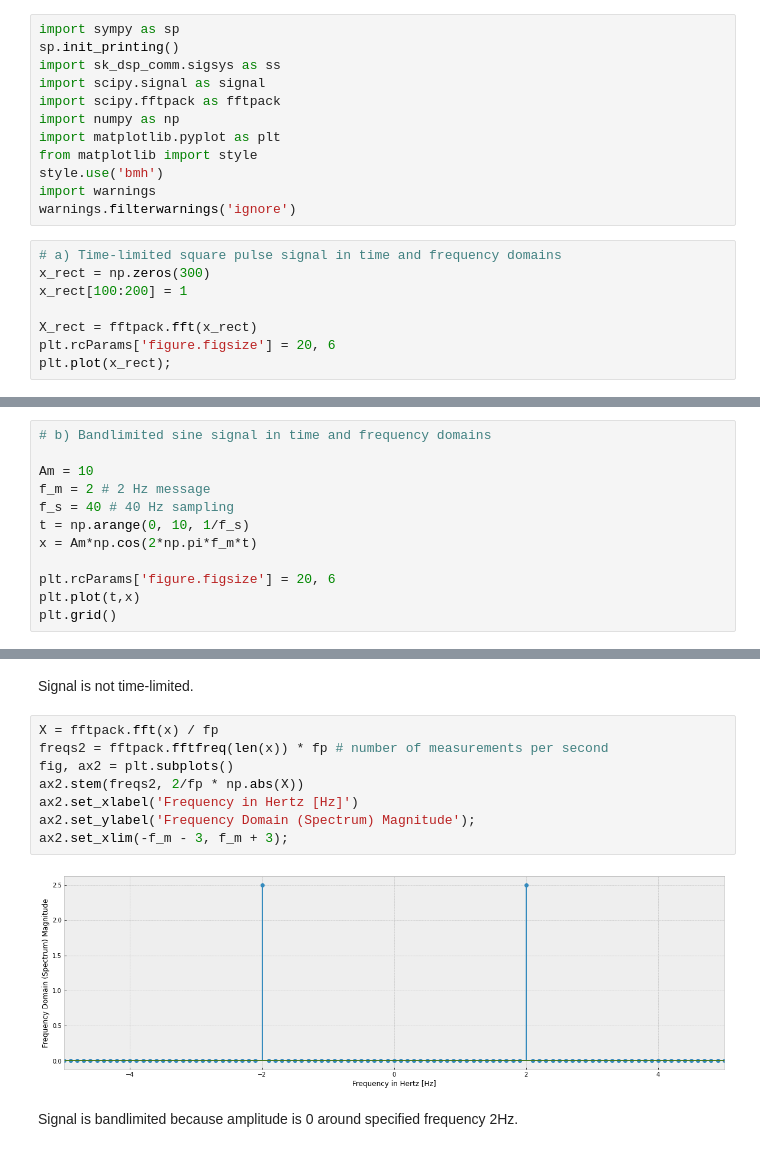
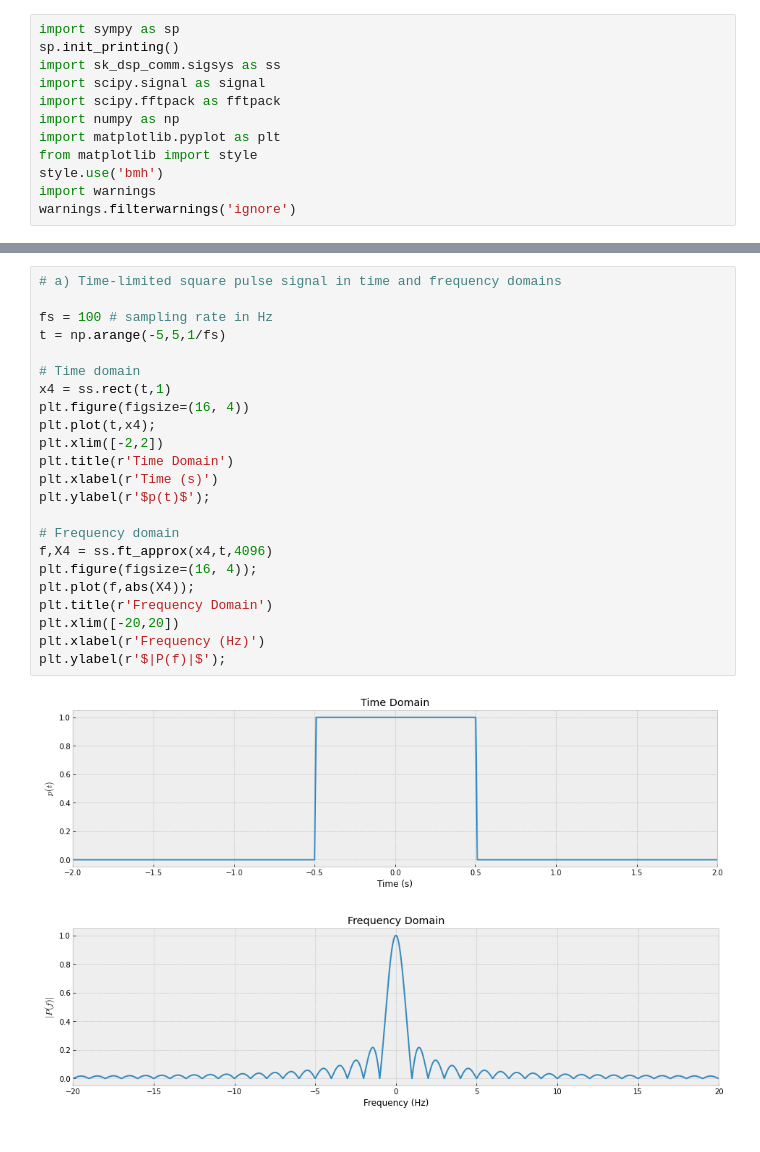
Before and after one commit to Haahdek/Lopputyo, a Jupyter notebook: Final work signals.ipynb, the cells around one changed output, grey strips where cells are left out. Cells and saved outputs as stored; diff of their text form.

```diff
--- a/Final work signals.ipynb
+++ b/Final work signals.ipynb
@@ -28,11 +28,3 @@ from matplotlib import style
 style.use('bmh')
 import warnings
 warnings.filterwarnings('ignore')
-# %%
-# a) Time-limited square pulse signal in time and frequency domains
-x_rect = np.zeros(300)
-x_rect[100:200] = 1
-
-X_rect = fftpack.fft(x_rect)
-plt.rcParams['figure.figsize'] = 20, 6
-plt.plot(x_rect);
@@ -55,12 +30,0 @@ Square pulse is not bandlimited as seen from frequency domain.
-# %%
-# b) Bandlimited sine signal in time and frequency domains
-
-Am = 10
-f_m = 2 # 2 Hz message
-f_s = 40 # 40 Hz sampling
-t = np.arange(0, 10, 1/f_s)
-x = Am*np.cos(2*np.pi*f_m*t)
-
-plt.rcParams['figure.figsize'] = 20, 6
-plt.plot(t,x)
-plt.grid()
@@ -69,14 +31,26 @@ plt.grid()
-# %% [markdown]
-Signal is not time-limited.
-# %%
-X = fftpack.fft(x) / fp
-freqs2 = fftpack.fftfreq(len(x)) * fp # number of measurements per second
-fig, ax2 = plt.subplots()
-ax2.stem(freqs2, 2/fp * np.abs(X))
-ax2.set_xlabel('Frequency in Hertz [Hz]')
-ax2.set_ylabel('Frequency Domain (Spectrum) Magnitude');
-ax2.set_xlim(-f_m - 3, f_m + 3);
-# %% [output]
-[figure, removed]
-# %% [markdown]
-Signal is bandlimited because amplitude is 0 around specified frequency 2Hz.
+# %%
+# a) Time-limited square pulse signal in time and frequency domains
+
+fs = 100 # sampling rate in Hz
+t = np.arange(-5,5,1/fs)
+
+# Time domain
+x4 = ss.rect(t,1)
+plt.figure(figsize=(16, 4))
+plt.plot(t,x4);
+plt.xlim([-2,2])
+plt.title(r'Time Domain')
+plt.xlabel(r'Time (s)')
+plt.ylabel(r'$p(t)$');
+
+# Frequency domain
+f,X4 = ss.ft_approx(x4,t,4096)
+plt.figure(figsize=(16, 4));
+plt.plot(f,abs(X4));
+plt.title(r'Frequency Domain')
+plt.xlim([-20,20])
+plt.xlabel(r'Frequency (Hz)')
+plt.ylabel(r'$|P(f)|$');
+# %% [output]
+[figure, added]
+[figure, added]
```
Also changed, not shown: parts of 9 cells of this notebook.
